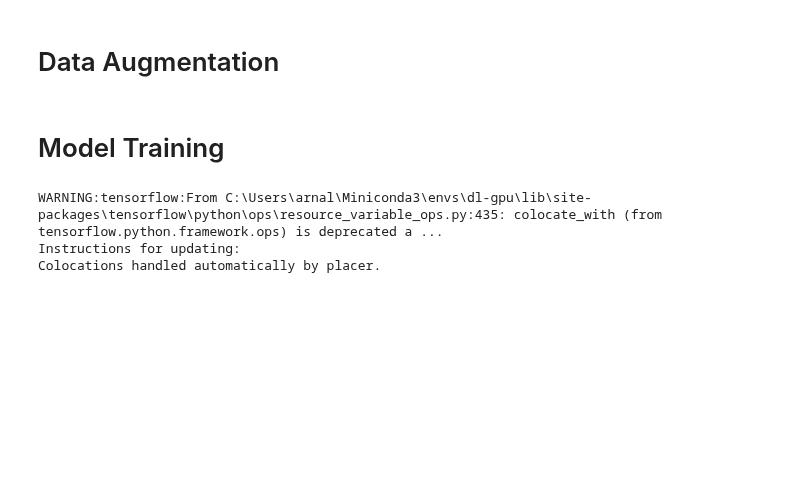
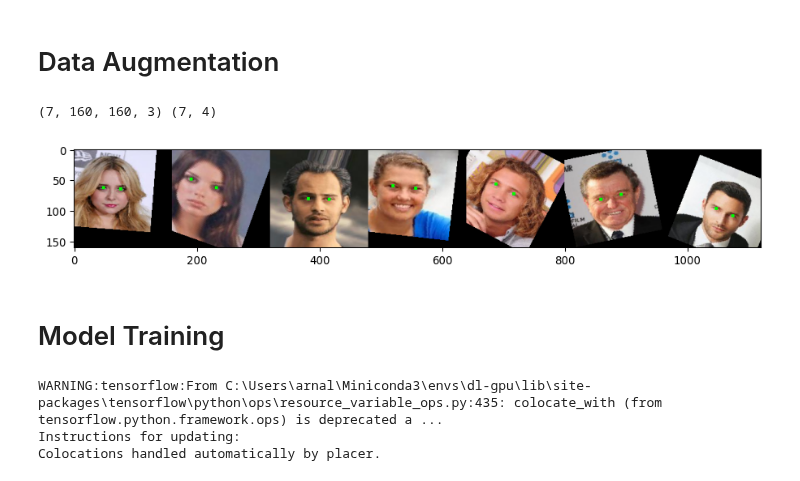
Before and after one commit to arnaldog12/icaonet, a Jupyter notebook: notebooks/supervised_unsupervised/Multilearning-Finetune.ipynb, the cells around one changed output. Cells and saved outputs as stored; diff of their text form; code cells hidden in the pictures; blank space fills up the shorter version.

```diff
--- a/notebooks/supervised_unsupervised/Multilearning-Finetune.ipynb
+++ b/notebooks/supervised_unsupervised/Multilearning-Finetune.ipynb
@@ -170,32 +244,35 @@ class ImageLandmarkGenerator(Sequence):
         indexes = self.indexes[idx * self.batch_size : (idx + 1) * self.batch_size]
         images = self.x[indexes]
         reqs = self.y_reqs[indexes]
-        landmarks = self.y_eyes[indexes]
+        landmarks = self.y_eyes[indexes] * self.x.shape[1]
         shape = self.x.shape[1:]
 
         keypoints = [ia.KeypointsOnImage.from_xy_array(landmark.reshape(-1, 2), shape=shape) for landmark in landmarks]
         images_aug, keypoints_aug = self.aug(images=images, keypoints=keypoints)
         landmarks_aug = np.array([kp.to_xy_array().flatten() for kp in keypoints_aug])
 
-        return images_aug / 255, [images_aug / 255, reqs, landmarks_aug / x.shape[1]]
+        return images_aug, [images_aug, reqs, landmarks_aug / self.x.shape[1]]
 # %%
 affine_params = dict(
-    translate_percent=[-0.2, 0.2],
-    rotate=[-30, 30],
-    scale=[0.8, 1.2],
+    translate_percent=(-0.2, 0.2),
+    rotate=(-30, 30),
+    scale=(0.8, 1.2),
     order=0,
 )
 
 gen = ImageLandmarkGenerator(x_train, y_train_reqs, y_train_eyes, batch_size=7, **affine_params)
 _, (images, _, landmarks) = gen.__getitem__(0)
 print(images.shape, landmarks.shape)
 
 draw_list = []
 for im, landmark in zip(images, landmarks):
     kp = ia.KeypointsOnImage.from_xy_array((landmark * x_train.shape[1]).reshape(-1, 2), shape=im.shape)
     draw_list.append(kp.draw_on_image((im * 255).astype(np.uint8)[:, :, ::-1], size=5))
 
 ia.imshow(np.hstack(draw_list))
+# %% [output]
+(7, 160, 160, 3) (7, 4)
+[figure, added]
 # %% [markdown]
 # Model Training
 # %%
```
Also changed, not shown: parts of 23 cells of this notebook, 1 other file.
